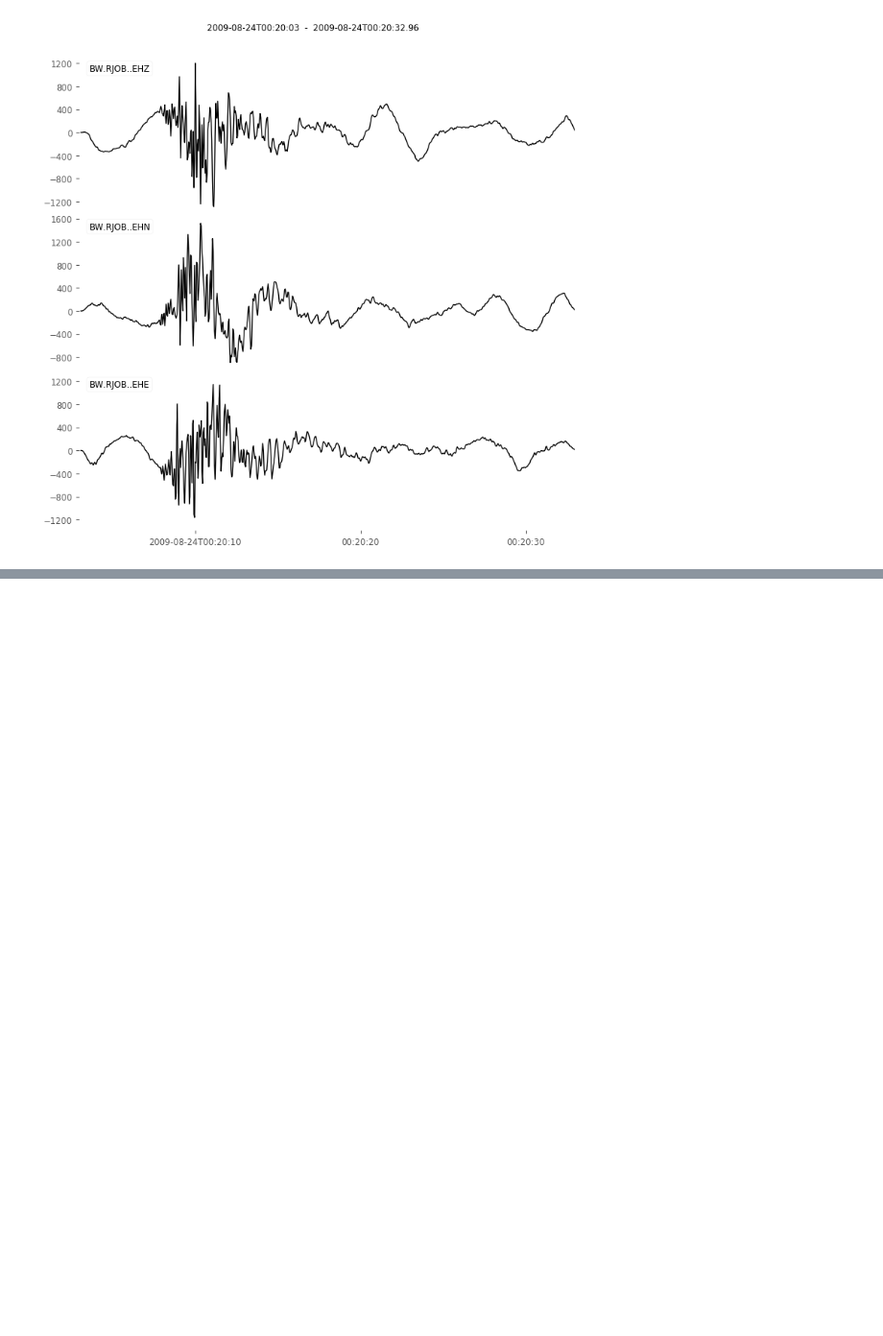
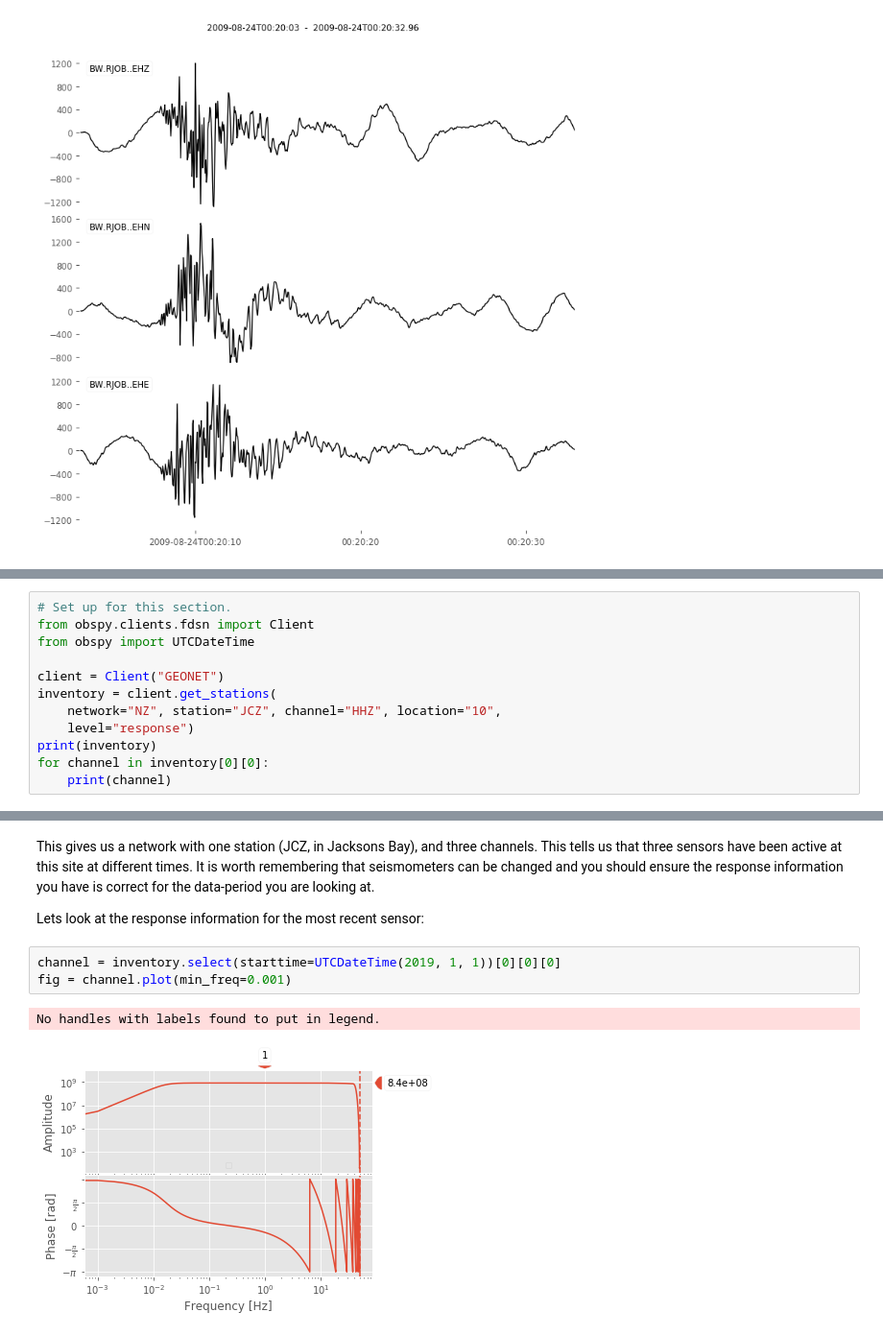
Before and after one commit to calum-chamberlain/GPHS445_notebooks, a Jupyter notebook: 1_Processing_and_recording/2_Digitizers.ipynb, the cells around one changed output, grey strips where cells are left out. Shown at 96% size. Cells and saved outputs as stored; diff of their text form; blank space fills up the shorter version.

```diff
--- a/1_Processing_and_recording/2_Digitizers.ipynb
+++ b/1_Processing_and_recording/2_Digitizers.ipynb
@@ -79,0 +112,12 @@ Additional reading: Scherbaum, F., Of Poles and Zeros: Chapters 5 and 6
+# %%
+# Set up for this section.
+from obspy.clients.fdsn import Client
+from obspy import UTCDateTime
+
+client = Client("GEONET")
+inventory = client.get_stations(
+    network="NZ", station="JCZ", channel="HHZ", location="10",
+    level="response")
+print(inventory)
+for channel in inventory[0][0]:
+    print(channel)
@@ -79,0 +142,13 @@ Additional reading: Scherbaum, F., Of Poles and Zeros: Chapters 5 and 6
+# %% [markdown]
+This gives us a network with one station (JCZ, in Jacksons Bay), and three channels.  This tells us
+that three sensors have been active at this site at different times. It is worth remembering that
+seismometers can be changed and you should ensure the response information you have is correct for
+the data-period you are looking at.
+
+Lets look at the response information for the most recent sensor:
+# %%
+channel = inventory.select(starttime=UTCDateTime(2019, 1, 1))[0][0][0]
+fig = channel.plot(min_freq=0.001)
+# %% [output]
+No handles with labels found to put in legend.
+[figure, added]
```
Also changed, not shown: parts of 11 cells of this notebook, 6 other files.
